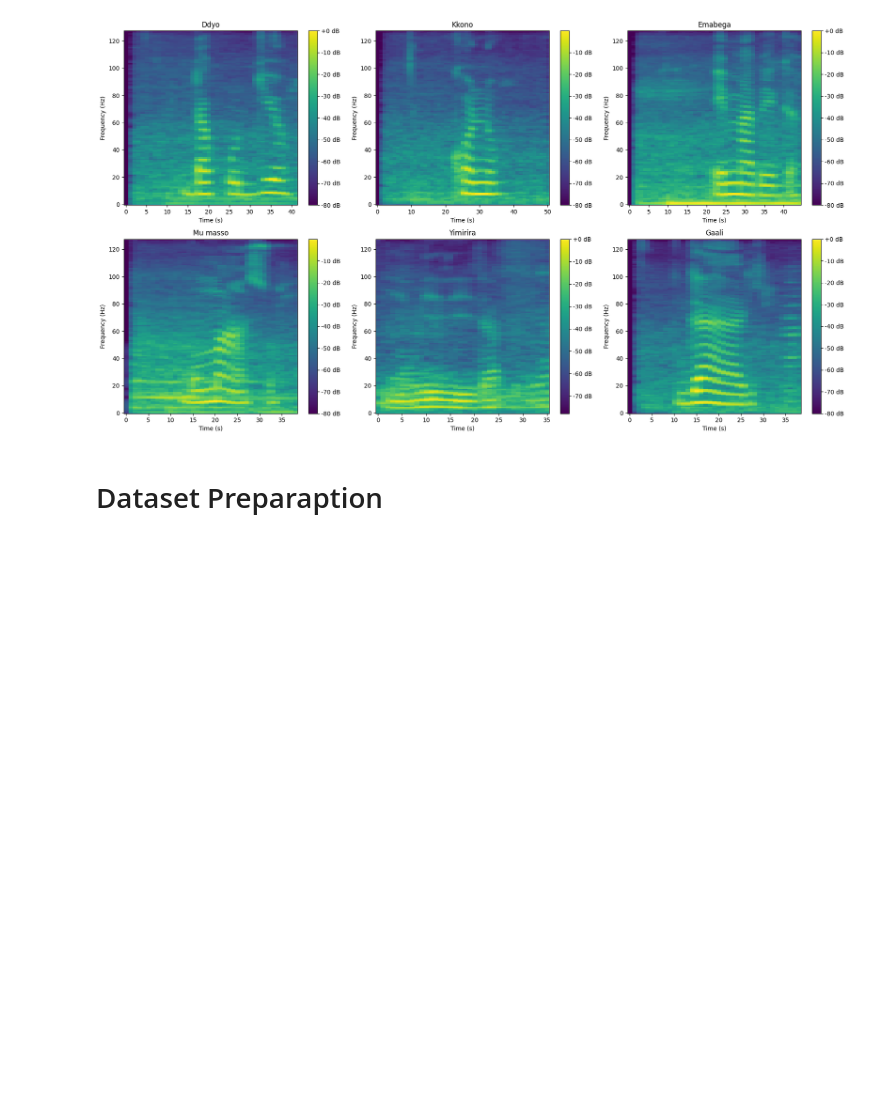
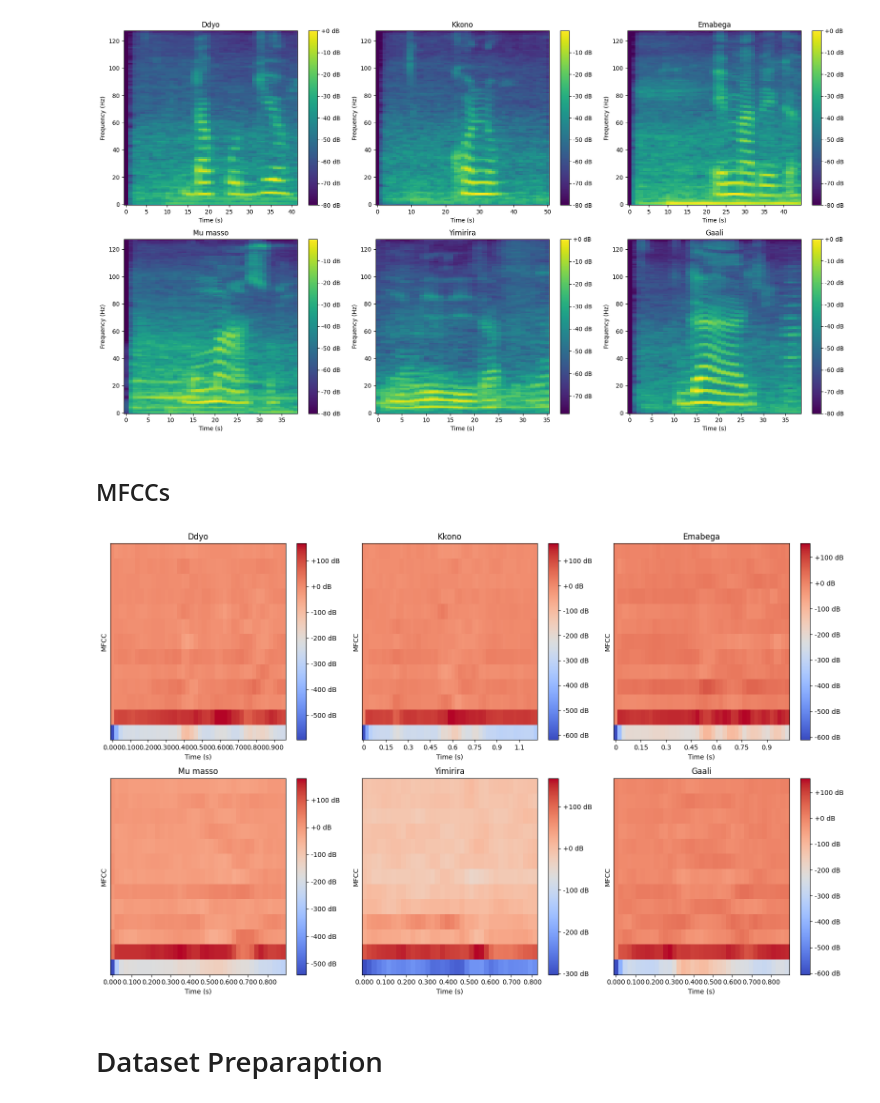
Before and after one commit to Vinald/Luganda_voice_controlled_wheelchair_system, a Jupyter notebook: Luganda_Notebooks/spectrograms_1.ipynb, the cells around one changed output. Cells and saved outputs as stored; diff of their text form; code cells hidden in the pictures; blank space fills up the shorter version.

```diff
--- a/Luganda_Notebooks/spectrograms_1.ipynb
+++ b/Luganda_Notebooks/spectrograms_1.ipynb
@@ -285,6 +296,28 @@ plt.tight_layout()
 plt.show()
 # %% [output]
 [figure]
+# %% [markdown]
+## MFCCs
+# %%
+
+plt.figure(figsize=(16, 10))
+rows = 2
+cols = 3
+n = rows * cols
+for i in range(n):
+    plt.subplot(rows, cols, i+1)
+    audio_path = file_paths[i]
+    audio_signal, sample_rate = librosa.load(audio_path, sr=SAMPLE_RATE)
+    mfccs = librosa.feature.mfcc(y=audio_signal, sr=sample_rate, n_mfcc=13)
+    librosa.display.specshow(mfccs, x_axis='time')
+    plt.colorbar(format='%+2.0f dB')
+    plt.title(label_names_slice[i])
+    plt.xlabel('Time (s)')
+    plt.ylabel('MFCC')
+plt.tight_layout()
+plt.show()
+# %% [output]
+[figure, added]
 # %% [markdown]
 # Dataset Preparaption
 # %% [markdown]
```
Also changed, not shown: parts of 66 cells of this notebook, 28 other files.
